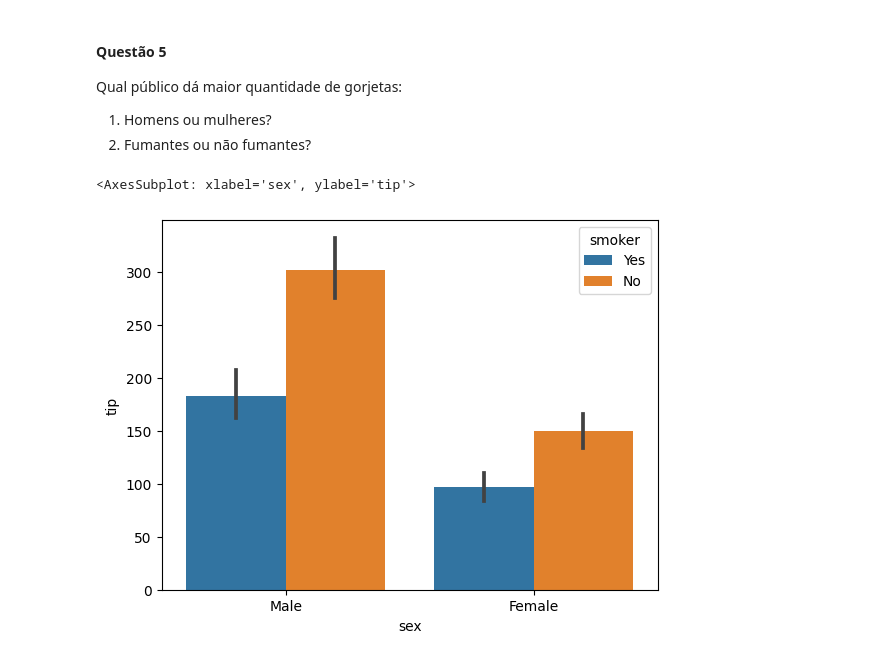
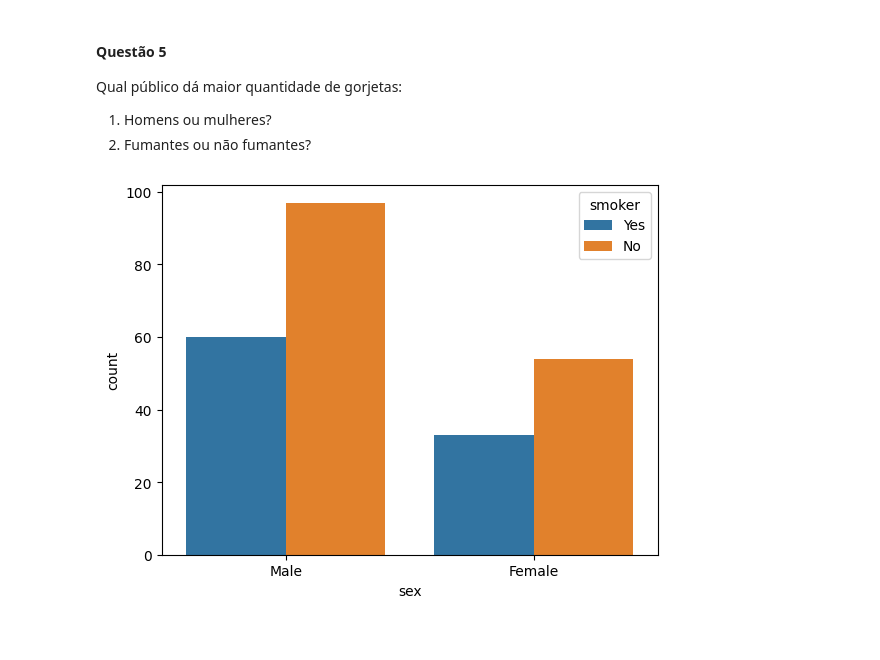
Before and after one commit to cmpbj/ada-diversidadetech-projetos, a Jupyter notebook: aulas/tecnicas_de_programacao_II/atividade_seaborn.ipynb, the cells around one changed output. Drawn from its saved outputs; the diff is of its cells as text; code cells hidden in the pictures.

```diff
--- a/aulas/tecnicas_de_programacao_II/atividade_seaborn.ipynb
+++ b/aulas/tecnicas_de_programacao_II/atividade_seaborn.ipynb
@@ -59,7 +55,6 @@ Qual público dá maior quantidade de gorjetas:
 1.   Homens ou mulheres?
 2.   Fumantes ou não fumantes?
 # %%
-sns.barplot(data=tips, x='sex', y='tip', hue='smoker', estimator='sum')
+sns.countplot(data=tips, x='sex', hue='smoker');
 # %% [output]
-<AxesSubplot: xlabel='sex', ylabel='tip'>
-[figure, old version]
+[figure, new version]
```
Also changed, not shown: parts of 4 cells of this notebook.
